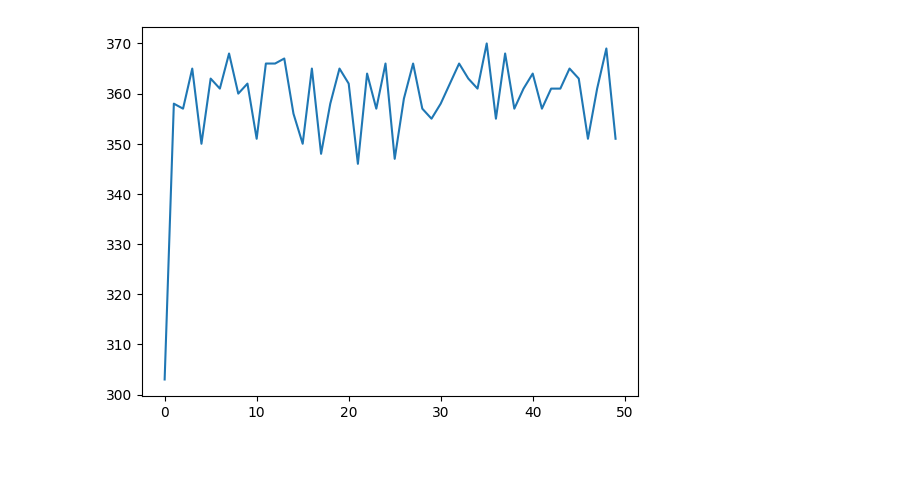
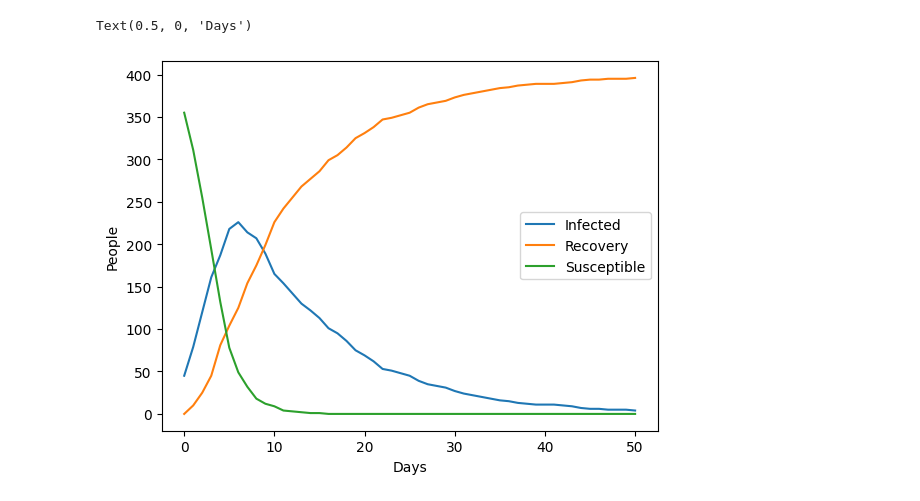
Before and after one commit to khazixi/456-Final-Project, a Jupyter notebook: project.ipynb, the cells around one changed output. Drawn from its saved outputs; the diff is of its cells as text; code cells hidden in the pictures; blank space fills up the shorter version.

```diff
--- a/project.ipynb
+++ b/project.ipynb
@@ -55,18 +73,27 @@ def plot_results(results, num_days):
 # %%
-locations = [Location(0.2), Location(0.134), Location(0.1194), Location(0.231), Location(0.321)]
-people = [Person(locations[0], True), Person(locations[0])]
+locations = [Location(0.0135), Location(0.0134), Location(0.0132), Location(0.0136), Location(0.021)]
+# people = [Person(locations[0], I), Person(locations[0])]
 
-
+# In our initial model people got infected really fast but recovered really fast
 ppl = []
 for i in range(400):
     loc = i % 5
-    status = random.choices([True, False], weights=[1,7])
+    status = random.choices([I, S], weights=[1,7])
     person = Person(locations[loc], status[0])
     ppl.append(person)
 
 
 num_days = 50
-results = simulate(ppl, locations, num_days)
-plot_results(results, num_days)
+i, r, s = simulate(ppl, locations, num_days)
+
+fig, ax = plt.subplots()
+ax.plot(i)
+ax.plot(r)
+ax.plot(s)
+
+ax.legend(["Infected", "Recovery", "Susceptible"])
+ax.set_ylabel("People")
+ax.set_xlabel("Days")
 # %% [output]
+Text(0.5, 0, 'Days')
-[figure, old version]
+[figure, new version]
```
Also changed, not shown: parts of 1 cell of this notebook.
